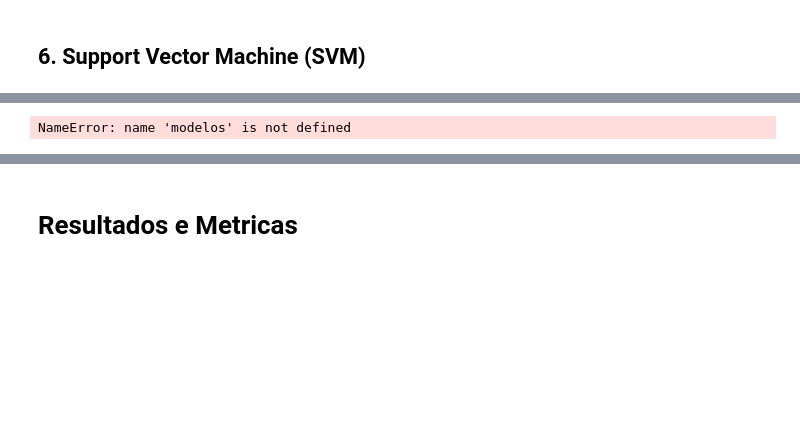
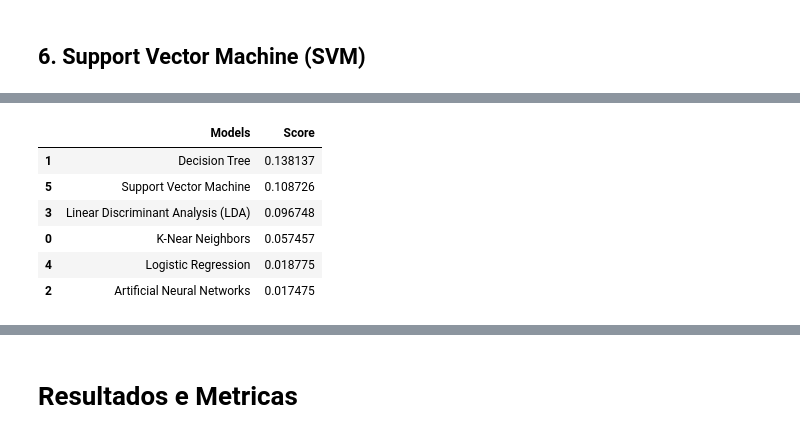
Before and after one commit to GomesWilliam/Bank-Marketing, a Jupyter notebook: Bank_Markenting.ipynb, the cells around one changed output, grey strips where cells are left out. Drawn from its saved outputs; the diff is of its cells as text; code cells hidden in the pictures; blank space fills up the shorter version.

```diff
--- a/Bank_Markenting.ipynb
+++ b/Bank_Markenting.ipynb
@@ -915,8 +940,16 @@ modelos.sort_values(by='Score', ascending=False)
 # %%
 #Comparação dos modelos - Recall
 modelos = pd.DataFrame({
                 'Models': ['K-Near Neighbors', 'Decision Tree', 'Artificial Neural Networks',
                            'Linear Discriminant Analysis (LDA)', 'Logistic Regression', 'Support Vector Machine'],
-                'Score':  [scores['test_recall'].mean(), scores_1['test_recall'].mean(), scores_2[6], scores_3['test_recall'].mean(), scores_4['test_recall'].mean(), scores_5['test_recall'].mean()]})
+                'Score':  [scores['test_recall'].mean(), scores_1['test_recall'].mean(), scores_2['test_recall'].mean(), scores_3['test_recall'].mean(), scores_4['test_recall'].mean(), scores_5['test_recall'].mean()]})
 
 modelos.sort_values(by='Score', ascending=False)
+# %% [output]
+|  | Models | Score |
+| 1 | Decision Tree | 0.138137 |
+| 5 | Support Vector Machine | 0.108726 |
+| 3 | Linear Discriminant Analysis (LDA) | 0.096748 |
+| 0 | K-Near Neighbors | 0.057457 |
+| 4 | Logistic Regression | 0.018775 |
+| 2 | Artificial Neural Networks | 0.017475 |
@@ -927,17 +955,0 @@ modelos2[:,1]
-# %%
-import plotly
-plotly.__version__
-
-import plotly.plotly as py
-import plotly.tools as tls
-
-import matplotlib.pyplot as plt
-
-plt.bar(range(5), modelos[:,1], width, color="blue")
-
-
-fig = plt.gcf()
-plotly_fig = tls.mpl_to_plotly(fig)
-py.iplot(plotly_fig, filename='mpl-basic-bar')
-# %% [output]
-NameError: name 'modelos' is not defined
```
Also changed, not shown: parts of 30 cells of this notebook, 4 other files.
